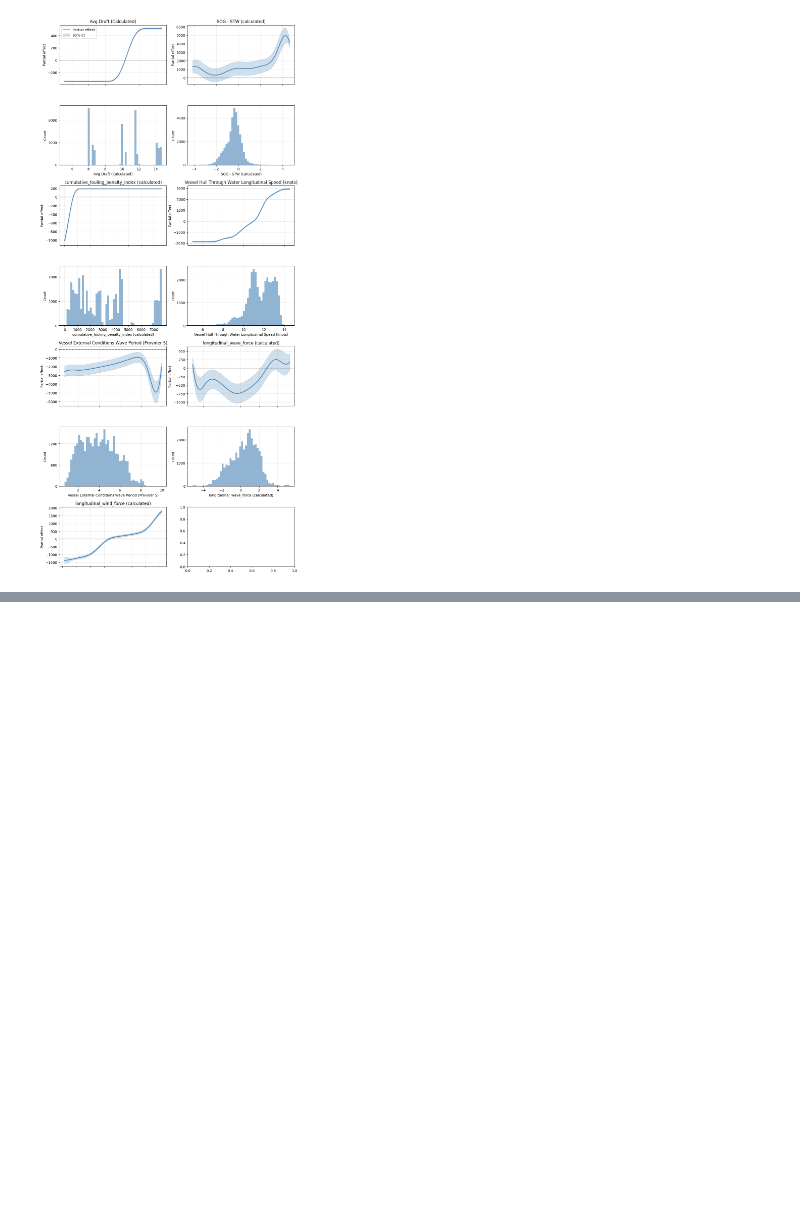
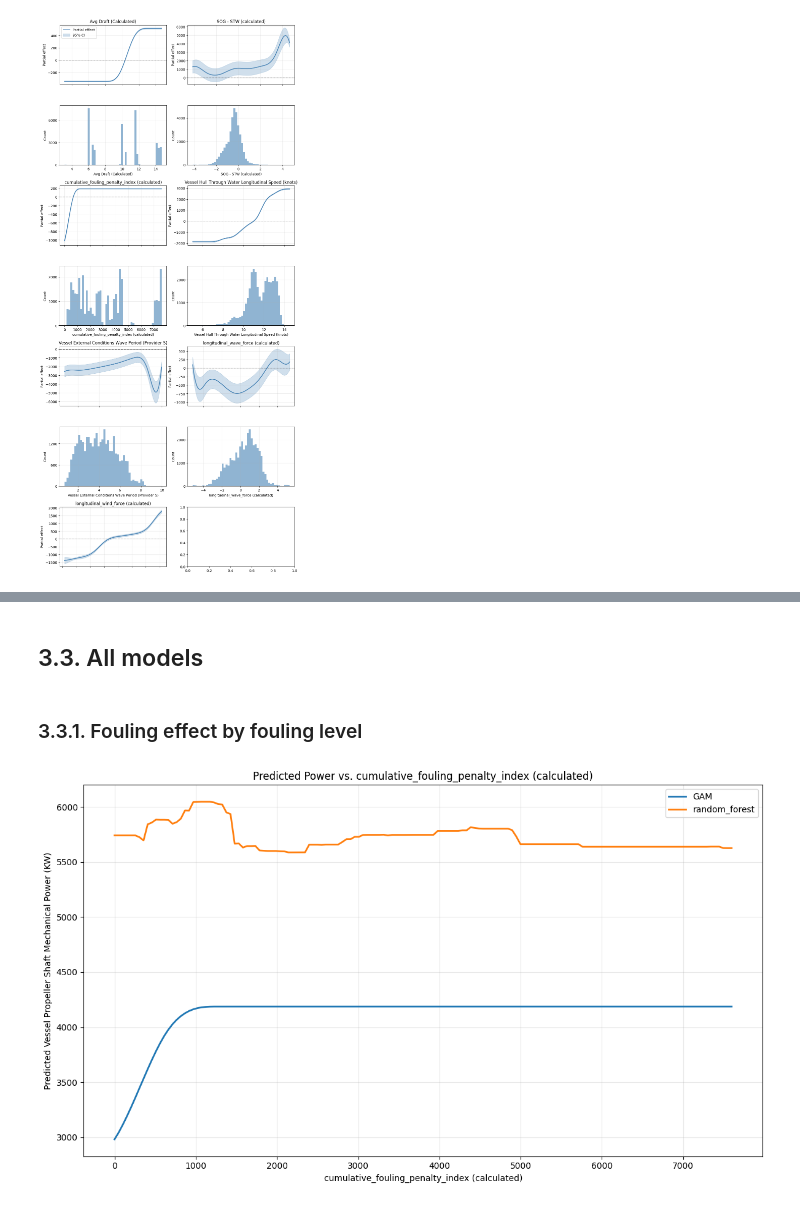
Before and after one commit to AugustBjerg/Master-s-thesis, a Jupyter notebook: code/modelling/notebooks/evaluation.ipynb, the cells around one changed output, grey strips where cells are left out. Drawn from its saved outputs; the diff is of its cells as text; code cells hidden in the pictures; blank space fills up the shorter version.

```diff
--- a/code/modelling/notebooks/evaluation.ipynb
+++ b/code/modelling/notebooks/evaluation.ipynb
@@ -955,0 +964,14 @@ visualize_all_terms_with_hist(
+# %% [markdown]
+## 3.3. All models
+# %% [markdown]
+### 3.3.1. Fouling effect by fouling level
+# %%
+# Paths to the pre-built controlled-variable CSVs
+fouling_only_path = os.path.join(train_test_dir, f"controlled_var_{WINDOW_LENGTH}_{FOULING_PROXY_VAR_NAME_WITH_UNIT}.csv")
+fouling_speed_path = os.path.join(train_test_dir, f"controlled_var_{WINDOW_LENGTH}_{FOULING_PROXY_VAR_NAME_WITH_UNIT}_{SPEED_VARIABLE}.csv")
+fouling_draft_path = os.path.join(train_test_dir, f"controlled_var_{WINDOW_LENGTH}_{FOULING_PROXY_VAR_NAME_WITH_UNIT}_Avg Draft (Calculated).csv")
+# %%
+pipelines_excl_ridge = {
+    k: v for k, v in model_pipelines_incl_foul.items()
+    if k != "ridge_regression"
+}
@@ -955,0 +1099,5 @@ visualize_all_terms_with_hist(
+# %%
+# Fouling only (all other features at median)
+plot_controlled_var_predictions(fouling_only_path, pipelines_excl_ridge)
+# %% [output]
+[figure, added]
```
Also changed, not shown: parts of 17 cells of this notebook.
